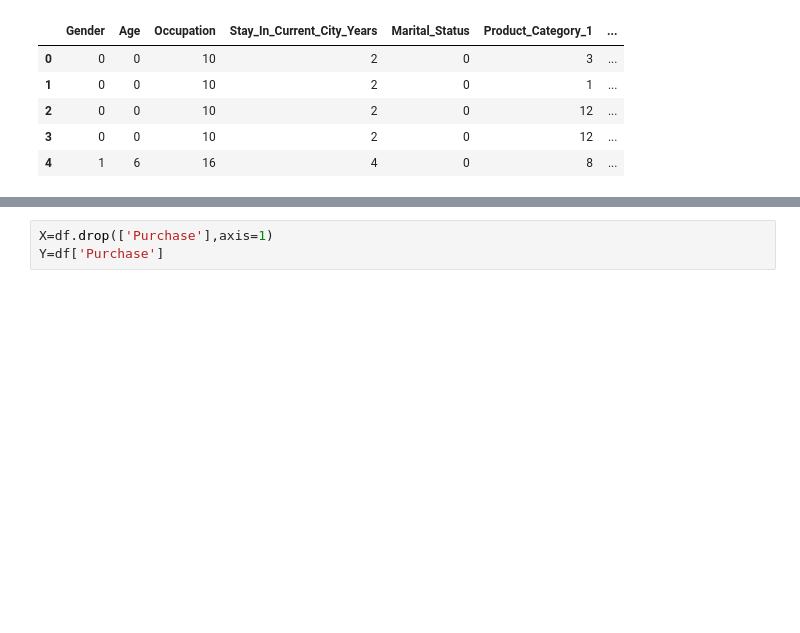
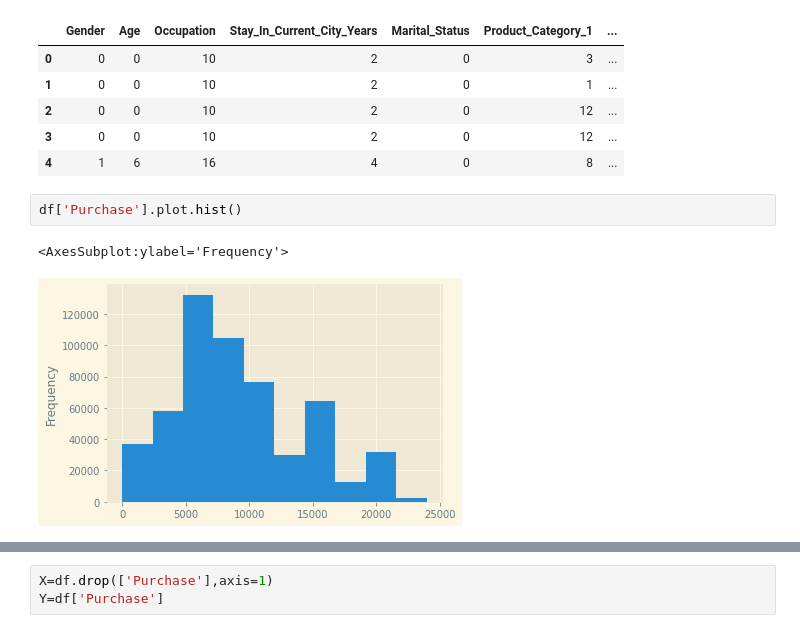
Before and after one commit to Kosta-Dimitrov/Black-Friday-Data-Analysis, a Jupyter notebook: black-friday.ipynb, the cells around one changed output, grey strips where cells are left out. Drawn from its saved outputs; the diff is of its cells as text; blank space fills up the shorter version.

```diff
--- a/black-friday.ipynb
+++ b/black-friday.ipynb
@@ -368,3 +368,8 @@ df.head()
 | 2 | 0 | 0 | 10 | 2 | 0 | 12 | ... |
 | 3 | 0 | 0 | 10 | 2 | 0 | 12 | ... |
 | 4 | 1 | 6 | 16 | 4 | 0 | 8 | ... |
+# %%
+df['Purchase'].plot.hist()
+# %% [output]
+<AxesSubplot:ylabel='Frequency'>
+[figure, added]
```
Also changed, not shown: parts of 31 cells of this notebook.
